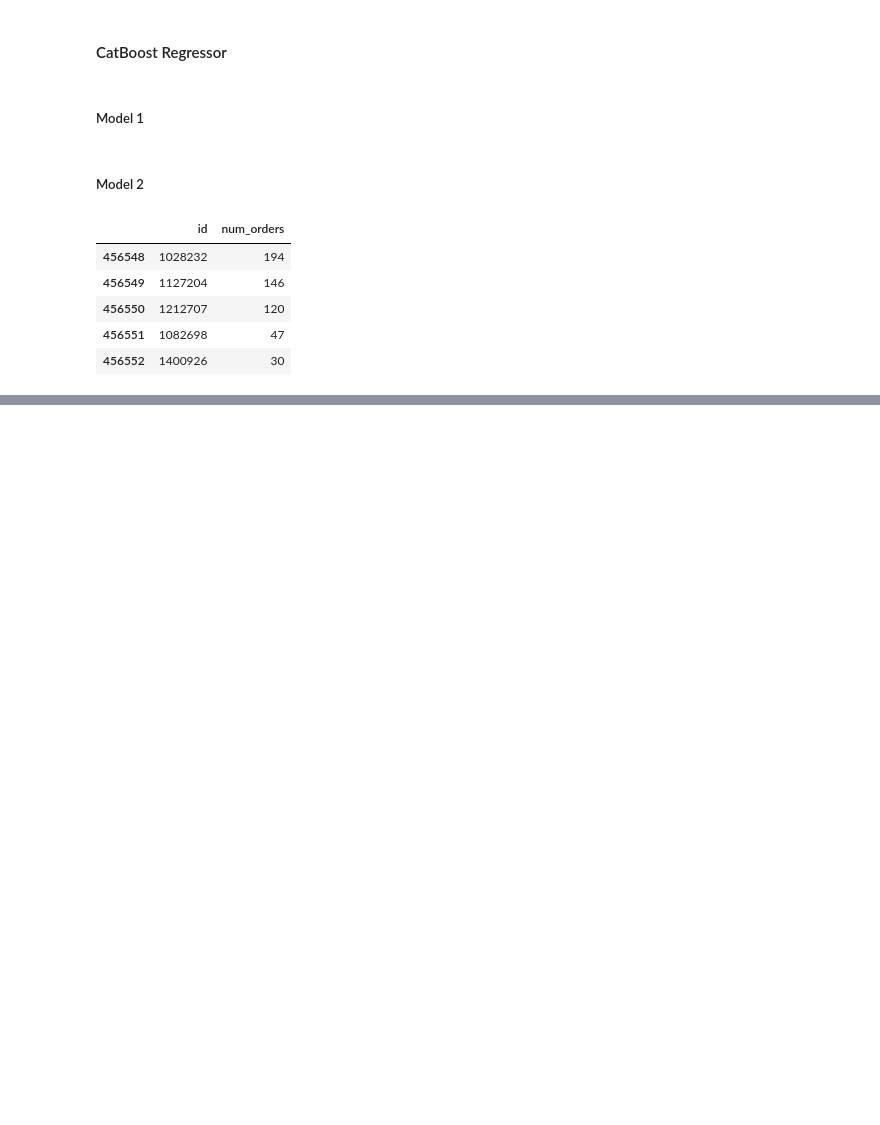
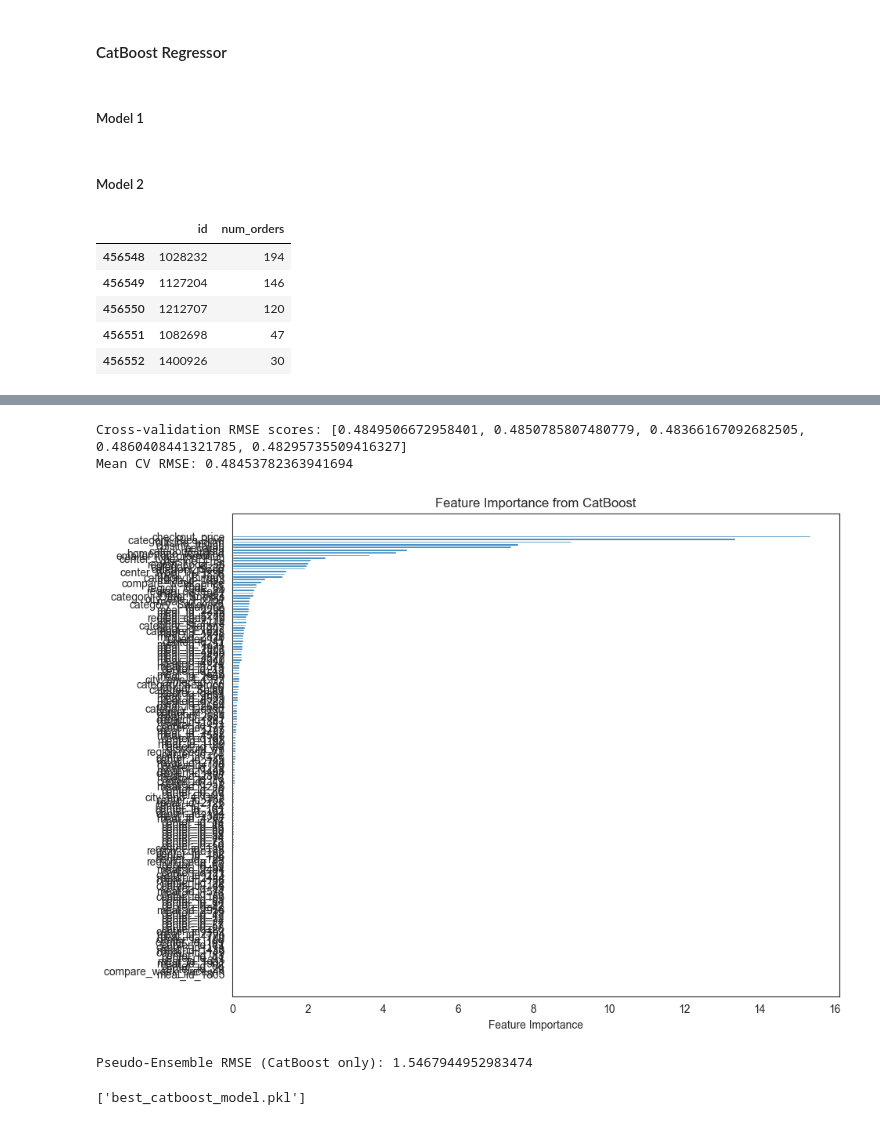
Before and after one commit to sampathvenur/Prediction-and-Optimization-of-Smart-Dish-Specific-Demand-in-Restaurants-using-Machine-Learning, a Jupyter notebook: notebooks/Food Demand Prediction.ipynb, the cells around one changed output, grey strips where cells are left out. Cells and saved outputs as stored; diff of their text form; code cells hidden in the pictures; blank space fills up the shorter version.

```diff
--- a/notebooks/Food Demand Prediction.ipynb
+++ b/notebooks/Food Demand Prediction.ipynb
@@ -1262,0 +1342,67 @@ Submission.head()
+# %%
+from sklearn.model_selection import KFold
+import numpy as np
+
+kf = KFold(n_splits=5, shuffle=True, random_state=42)
+
+cv_scores = []
+
+for train_index, val_index in kf.split(X_train):
+    X_train_fold, X_val_fold = X_train.iloc[train_index], X_train.iloc[val_index]
+    y_train_fold, y_val_fold = y_train.iloc[train_index], y_train.iloc[val_index]
+
+    # Ensure GPU is used for training
+    model = CatBoostRegressor(
+        **grid_search.best_params_,
+        loss_function='RMSE',
+        verbose=False,
+        task_type="GPU",
+        devices='0'
+    )
+    model.fit(X_train_fold, y_train_fold)
+
+    # Predict on validation set
+    predictions = model.predict(X_val_fold)
+    score = np.sqrt(mean_squared_error(y_val_fold, predictions))
+    cv_scores.append(score)
+
+print("Cross-validation RMSE scores:", cv_scores)
+print("Mean CV RMSE:", np.mean(cv_scores))
+# %% [output]
+Cross-validation RMSE scores: [0.4849506672958401, 0.4850785807480779, 0.48366167092682505, 0.4860408441321785, 0.48295735509416327]
+Mean CV RMSE: 0.48453782363941694
+# %%
+feature_importance = best_model.get_feature_importance()
+feature_names = X_train.columns
+
+# Sort features by importance
+sorted_idx = np.argsort(feature_importance)
+sorted_features = [feature_names[i] for i in sorted_idx]
+sorted_importance = feature_importance[sorted_idx]
+
+# Plotting (Note: Plotting does not use GPU)
+import matplotlib.pyplot as plt
+
+plt.figure(figsize=(10, 8))
+plt.barh(range(len(sorted_importance)), sorted_importance, align='center')
+plt.yticks(range(len(sorted_importance)), sorted_features)
+plt.xlabel('Feature Importance')
+plt.title('Feature Importance from CatBoost')
+plt.show()
+# %% [output]
+[figure, added]
+# %%
+# Use only the CatBoost model for ensemble (since you have predictions from it)
+weights = [1.0]  # Since we only have one model, weight is 1
+ensemble_preds = weights[0] * predictions_aligned  # Here, predictions_aligned is from CatBoost
+
+# Calculate RMSE for this pseudo-ensemble
+ensemble_rmse = np.sqrt(mean_squared_error(y_test_aligned, ensemble_preds))
+print("Pseudo-Ensemble RMSE (CatBoost only):", ensemble_rmse)
+# %% [output]
+Pseudo-Ensemble RMSE (CatBoost only): 1.5467944952983474
+# %%
+import joblib
+joblib.dump(best_model, 'best_catboost_model.pkl')
+# %% [output]
+['best_catboost_model.pkl']
```
Also changed, not shown: parts of 16 cells of this notebook, 5 other files.
